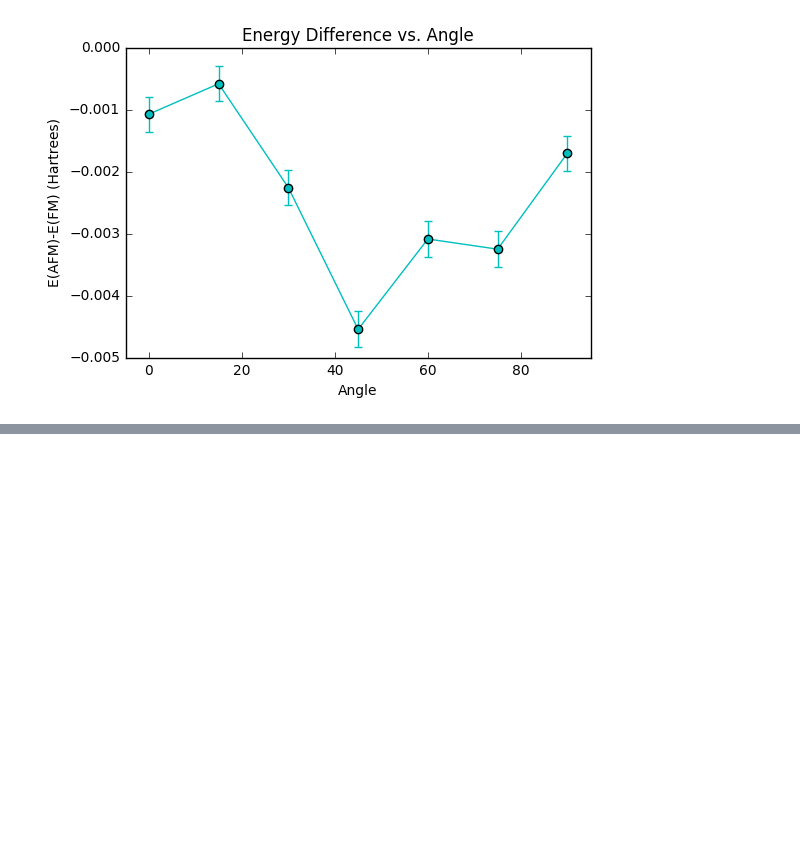
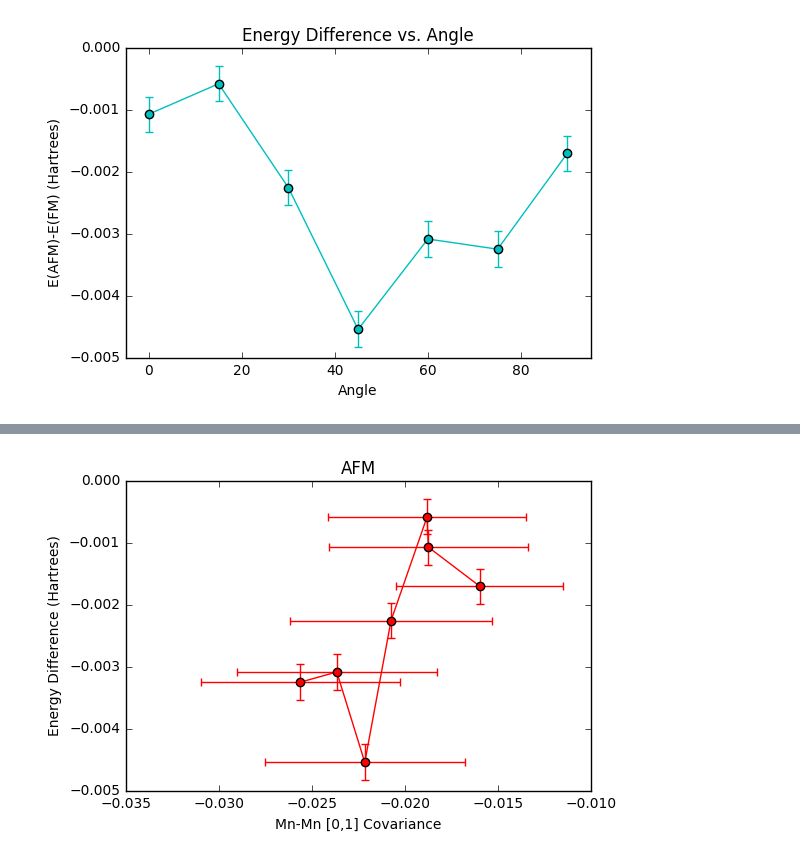
Before and after one commit to WagnerGroup/OriginMagnetism, a Jupyter notebook: KeyData2.ipynb, the cells around one changed output, grey strips where cells are left out. Drawn from its saved outputs; the diff is of its cells as text; code cells hidden in the pictures; blank space fills up the shorter version.

```diff
--- a/KeyData2.ipynb
+++ b/KeyData2.ipynb
@@ -172,0 +210,14 @@ plt.show()
+# %%
+inds = Mn01afm.argsort()
+sortedErr =errafm[inds]
+sortedMnafm = np.sort(Mn01afm)
+sortedDiff = diff[inds]
+sortedDiffErr = errdiff[inds]
+
+plt.errorbar(sortedMnafm,sortedDiff,xerr=sortedErr,yerr=sortedDiffErr,marker='o',color='r',mew=1)
+plt.ylabel('Energy Difference (Hartrees)')
+plt.xlabel('Mn-Mn [0,1] Covariance')
+plt.title('AFM')
+plt.show()
+# %% [output]
+[figure, added]
```
Also changed, not shown: parts of 10 cells of this notebook.
